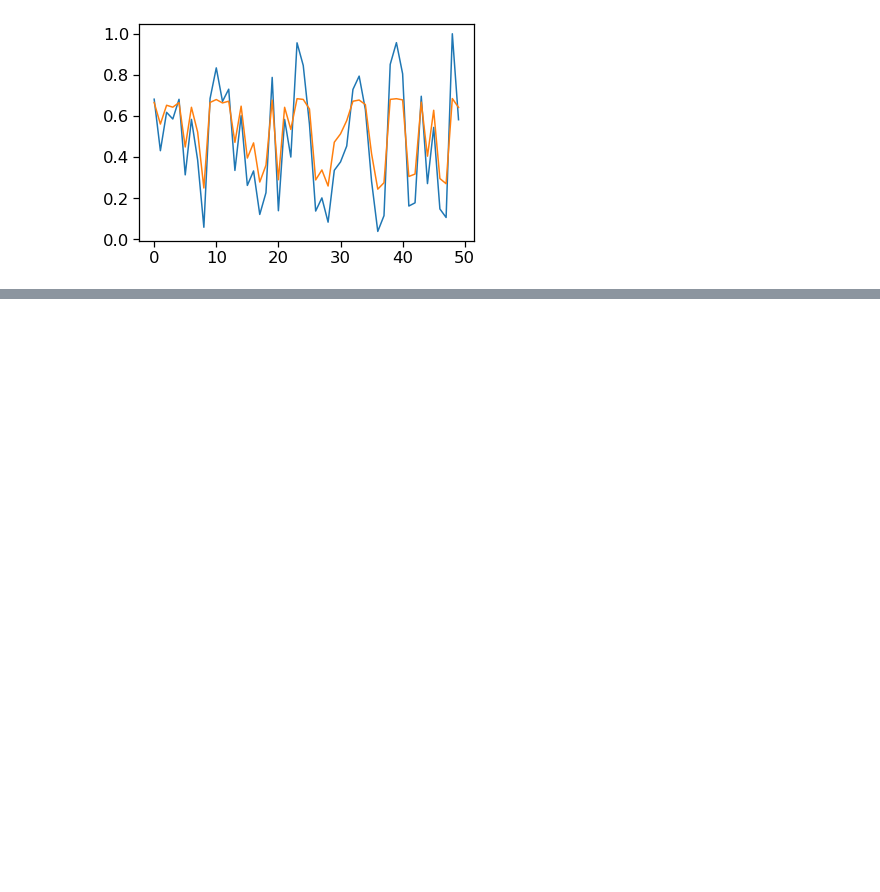
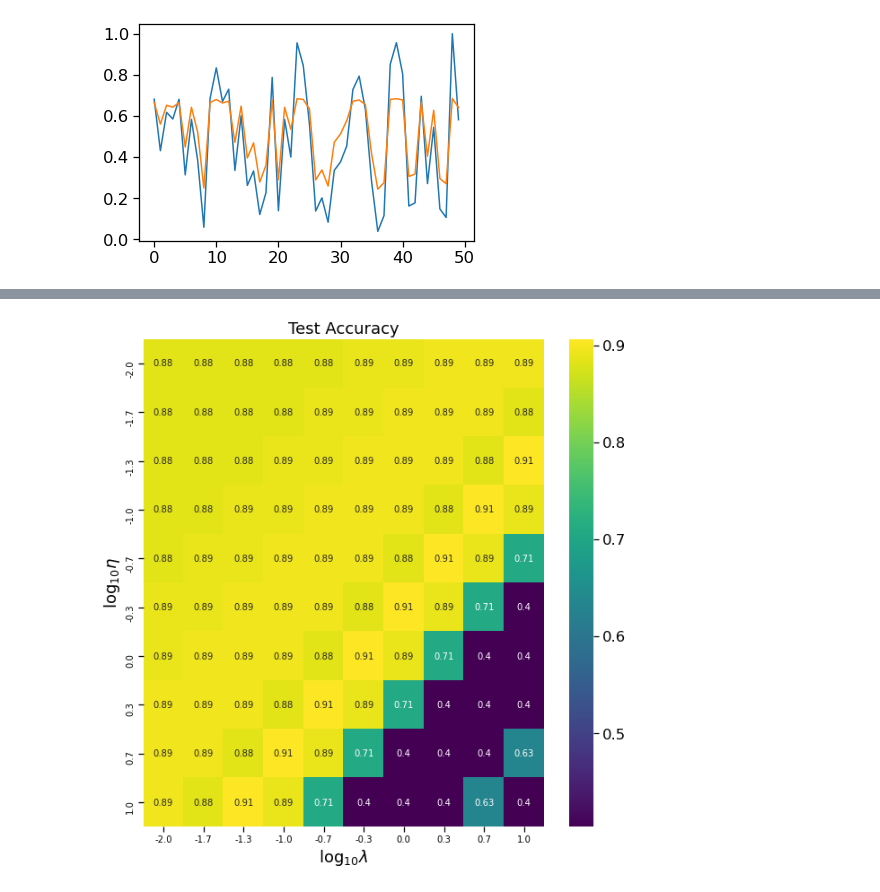
Before and after one commit to fonstelien/FYS-STK4155, a Jupyter notebook: project2/source/testruns.ipynb, the cells around one changed output, grey strips where cells are left out. Saved outputs shown, nothing was run; the diff lists cells and outputs as text; code cells hidden in the pictures; blank space fills up the shorter version.

```diff
--- a/project2/source/testruns.ipynb
+++ b/project2/source/testruns.ipynb
@@ -291,0 +353,35 @@ plt.plot(list(range(y_test.shape[0])), out)
+# %%
+data, targets = skl.datasets.load_breast_cancer(return_X_y=True)
+X = data
+n, p = X.shape
+y = targets.reshape(n,1)
+
+X_train, X_test, y_train, y_test, _, true = skl.model_selection.train_test_split(
+    *skl.utils.resample(X, y, targets, replace=False, random_state=5), train_size=.7)
+# %%
+ffnn = FFNN(p, cost_function='cross-entropy')
+#ffnn.add_layer(20, activation_function='sigmoid')
+ffnn.add_layer(1, activation_function='unit-step')
+
+k = 10
+acc = np.zeros((k,k))
+etas = np.logspace(-2,1,k)
+lambdas = np.logspace(-2,1,k)
+for i, eta in enumerate(etas):
+    for j, lmd in enumerate(lambdas):
+        ffnn.train(X_train, y_train, epochs=100, batches=4, learning_schedule='geron', eta0=eta, lmd=lmd)
+        out = ffnn.predict(X_test)
+        pred = out
+        acc[i,j] = skl.metrics.accuracy_score(true, pred)
+        ffnn.reset()
+# %%
+fig, ax = plt.subplots(figsize = (k, k))
+sns.heatmap(acc, annot=True, ax=ax, cmap="viridis")
+ax.set_yticklabels([fr'{np.log10(eta):.1f}' for eta in etas], fontsize=10)
+ax.set_xticklabels([fr'{np.log10(lmd):.1f}' for lmd in lambdas], fontsize=10)
+ax.set_title("Test Accuracy")
+ax.set_ylabel("log$_{10}\eta$")
+ax.set_xlabel("log$_{10}\lambda$")
+plt.show()
+# %% [output]
+[figure, added]
```
Also changed, not shown: parts of 14 cells of this notebook, 1 other file.
